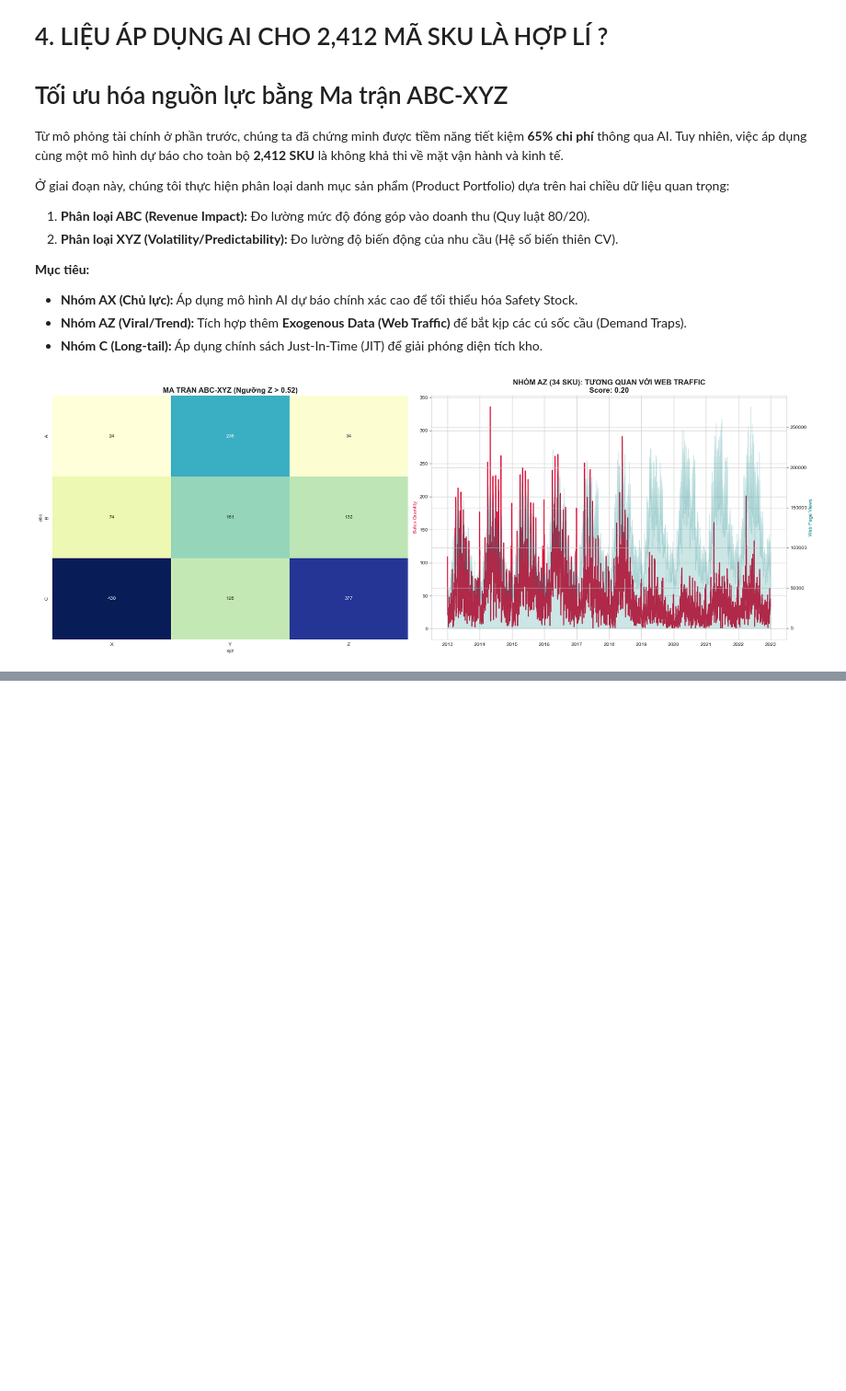
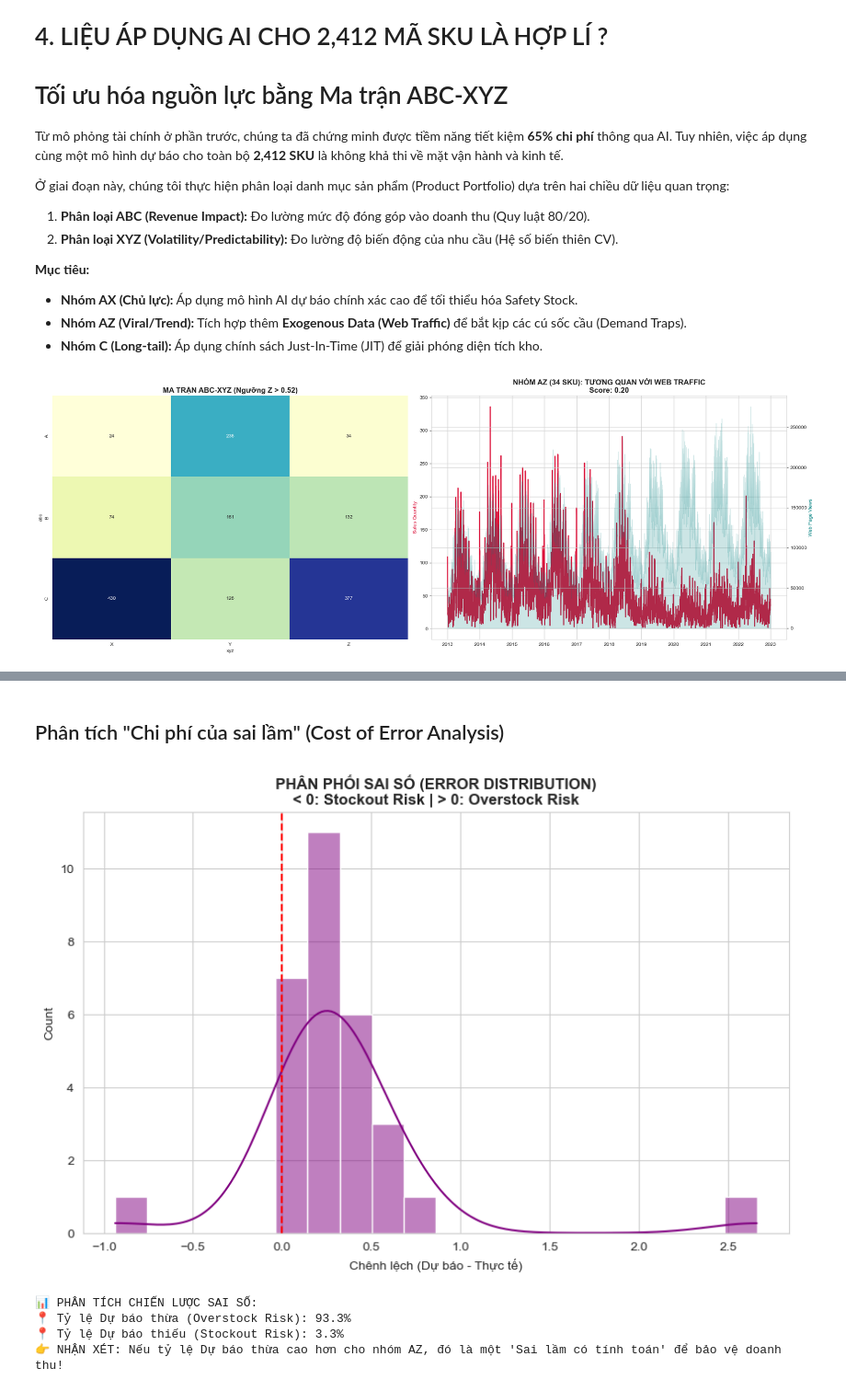
Before and after one commit to CodeDaoVietNam/DATATHON_2026, a Jupyter notebook: notebooks/stockout_eda.ipynb, the cells around one changed output, grey strips where cells are left out. Shown at 92% size. Drawn from its saved outputs; the diff is of its cells as text; code cells hidden in the pictures; blank space fills up the shorter version.

Commit message:
feat: complete insight A-Z for stockout

```diff
--- a/notebooks/stockout_eda.ipynb
+++ b/notebooks/stockout_eda.ipynb
@@ -847,0 +1051,26 @@ plt.show()
+# %% [markdown]
+## Phân tích "Chi phí của sai lầm" (Cost of Error Analysis)
+# %%
+# 1. Tính toán sai số (Error = Predicted - Actual)
+errors = y_pred - y_test.values
+
+plt.figure(figsize=(10, 6))
+sns.histplot(errors, kde=True, color='purple', bins=20)
+plt.axvline(0, color='red', linestyle='--')
+plt.title('PHÂN PHỐI SAI SỐ (ERROR DISTRIBUTION)\n< 0: Stockout Risk | > 0: Overstock Risk', fontweight='bold')
+plt.xlabel('Chênh lệch (Dự báo - Thực tế)')
+plt.show()
+
+# Tính tỷ lệ
+over_forecast = len(errors[errors > 0]) / len(errors) * 100
+under_forecast = len(errors[errors < 0]) / len(errors) * 100
+print(f"📊 PHÂN TÍCH CHIẾN LƯỢC SAI SỐ:")
+print(f"📍 Tỷ lệ Dự báo thừa (Overstock Risk): {over_forecast:.1f}%")
+print(f"📍 Tỷ lệ Dự báo thiếu (Stockout Risk): {under_forecast:.1f}%")
+print("👉 NHẬN XÉT: Nếu tỷ lệ Dự báo thừa cao hơn cho nhóm AZ, đó là một 'Sai lầm có tính toán' để bảo vệ doanh thu!")
+# %% [output]
+[figure, added]
+📊 PHÂN TÍCH CHIẾN LƯỢC SAI SỐ:
+📍 Tỷ lệ Dự báo thừa (Overstock Risk): 93.3%
+📍 Tỷ lệ Dự báo thiếu (Stockout Risk): 3.3%
+👉 NHẬN XÉT: Nếu tỷ lệ Dự báo thừa cao hơn cho nhóm AZ, đó là một 'Sai lầm có tính toán' để bảo vệ doanh thu!
```
Also changed, not shown: parts of 14 cells of this notebook.
